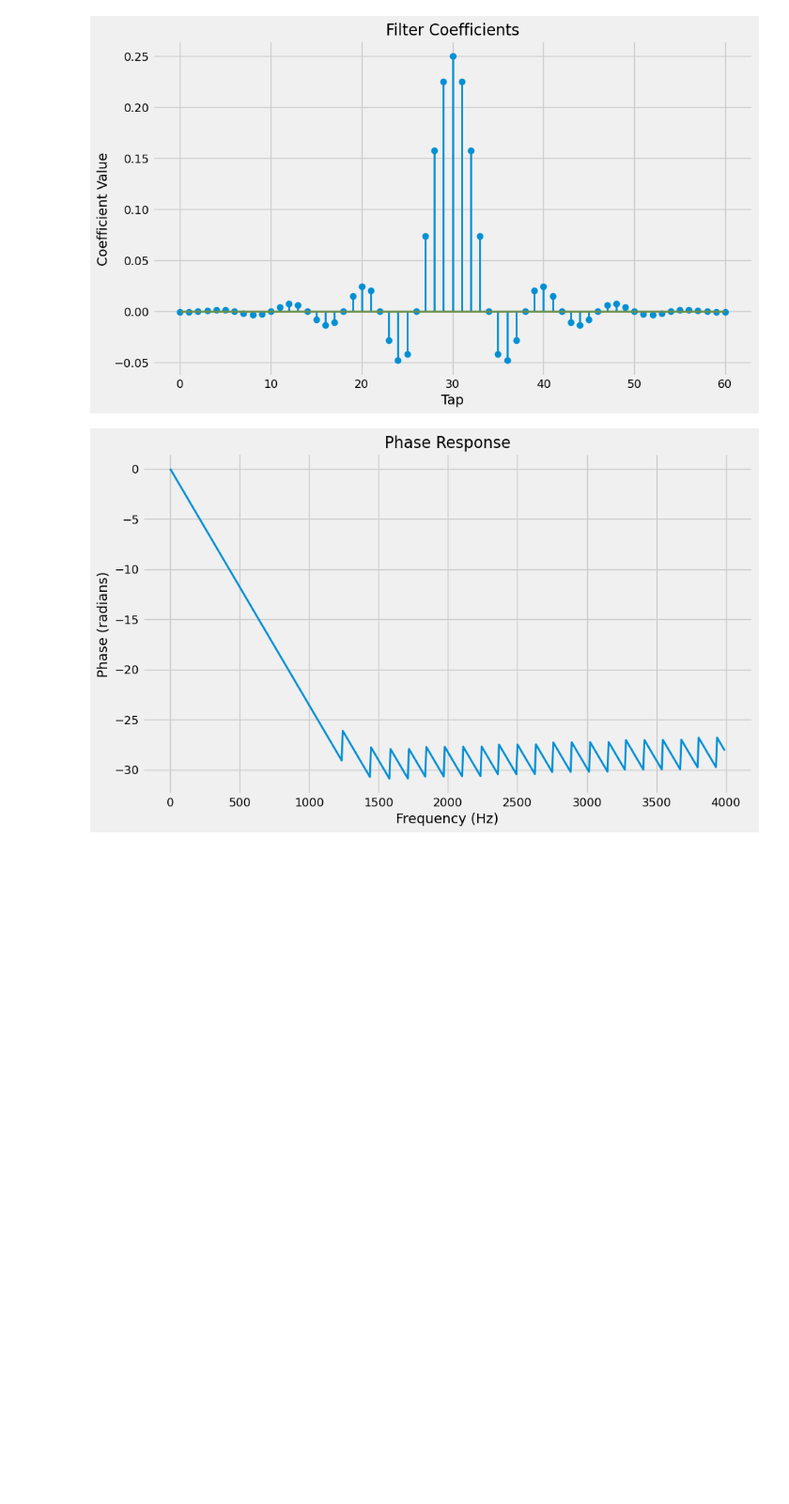
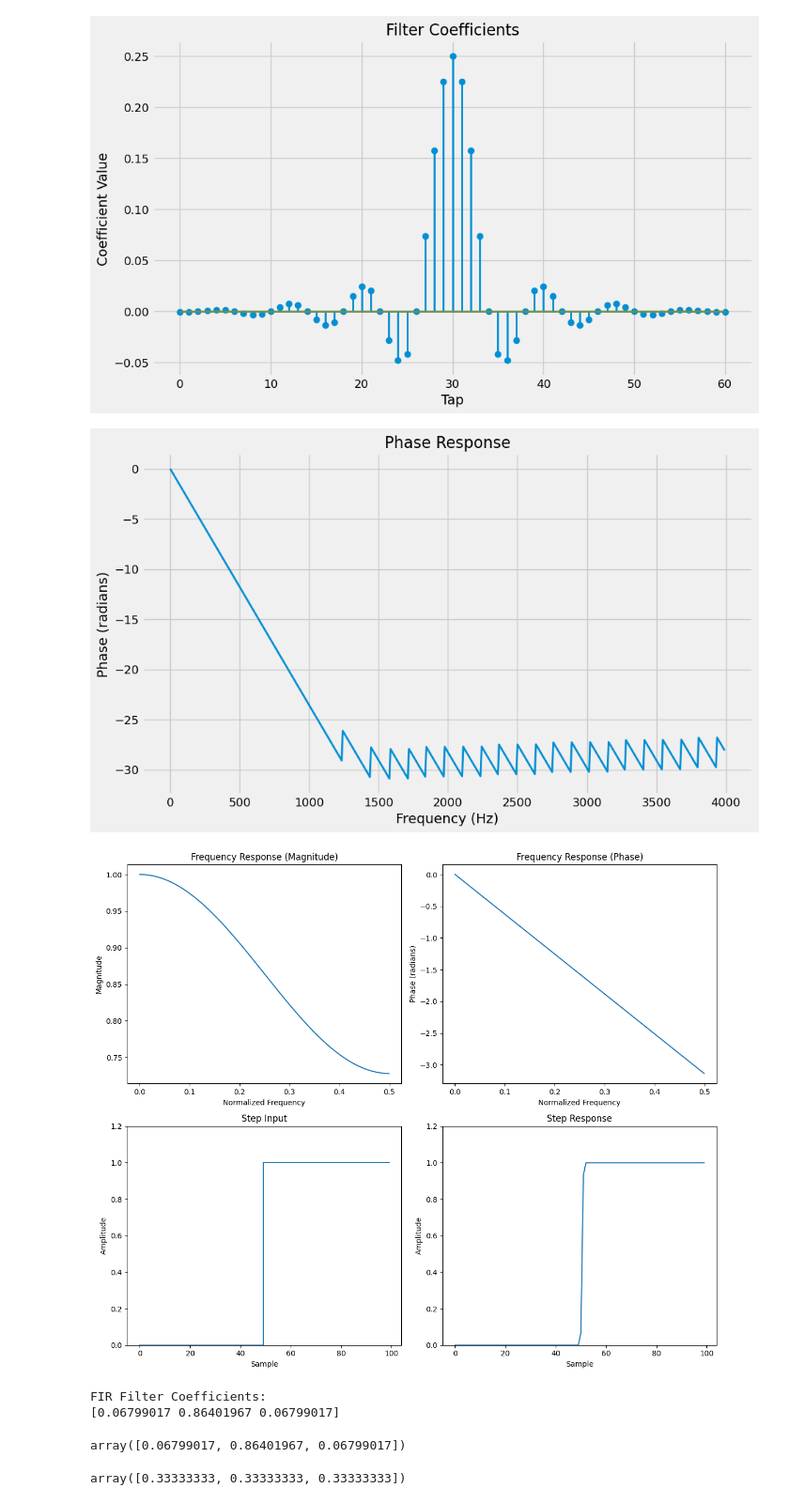
Before and after one commit to bartekkroczek/PhD, a Jupyter notebook: Experiment_1/Analysis/FIR_Analysis.ipynb, the cells around one changed output. Shown at 94% size. Cells and saved outputs as stored; diff of their text form; code cells hidden in the pictures; blank space fills up the shorter version.

```diff
--- a/Experiment_1/Analysis/FIR_Analysis.ipynb
+++ b/Experiment_1/Analysis/FIR_Analysis.ipynb
@@ -182,3 +182,74 @@ plot_phase_response(fir_coeff, fs)
 [figure]
 [figure]
 [figure]
+# %%
+import numpy as np
+import matplotlib.pyplot as plt
+from scipy import signal
+
+# Define filter parameters
+n = 3  # Filter order
+fc = 0.1  # Cutoff frequency (normalized)
+
+# Design FIR low-pass filter
+fir_coeff = signal.firwin(n, fc, window='hamming')
+np.array([1./3, 1./3, 1./3])
+
+# Calculate frequency response
+w, h = signal.freqz(fir_coeff)
+freq = w / (2 * np.pi)  # Normalize frequency
+
+# Calculate step response
+t = np.arange(100)
+step_input = np.zeros(100)
+step_input[50:] = 1
+step_response = signal.lfilter(fir_coeff, 1, step_input)
+
+# Create subplots
+fig, axs = plt.subplots(2, 2, figsize=(12, 10))
+
+# Plot frequency response (magnitude)
+axs[0, 0].plot(freq, np.abs(h))
+axs[0, 0].set_xlabel('Normalized Frequency')
+axs[0, 0].set_ylabel('Magnitude')
+axs[0, 0].set_title('Frequency Response (Magnitude)')
+
+# Plot frequency response (phase)
+axs[0, 1].plot(freq, np.unwrap(np.angle(h)))
+axs[0, 1].set_xlabel('Normalized Frequency')
+axs[0, 1].set_ylabel('Phase (radians)')
+axs[0, 1].set_title('Frequency Response (Phase)')
+
+# Plot step input
+axs[1, 0].step(t, step_input)
+axs[1, 0].set_xlabel('Sample')
+axs[1, 0].set_ylabel('Amplitude')
+axs[1, 0].set_title('Step Input')
+axs[1, 0].set_ylim(0, 1.2)
+
+# Plot step response
+axs[1, 1].plot(t, step_response)
+axs[1, 1].set_xlabel('Sample')
+axs[1, 1].set_ylabel('Amplitude')
+axs[1, 1].set_title('Step Response')
+axs[1, 1].set_ylim(0, 1.2)
+
+# Adjust layout and display the plot
+plt.tight_layout()
+plt.show()
+
+# Print filter coefficients
+print("FIR Filter Coefficients:")
+print(fir_coeff)
+# %% [output]
+[figure, added]
+FIR Filter Coefficients:
+[0.06799017 0.86401967 0.06799017]
+# %%
+fir_coeff
+# %% [output]
+array([0.06799017, 0.86401967, 0.06799017])
+# %%
+np.array([1./3, 1./3, 1./3])
+# %% [output]
+array([0.33333333, 0.33333333, 0.33333333])
```
Also changed, not shown: parts of 11 cells of this notebook, 23 other files.
